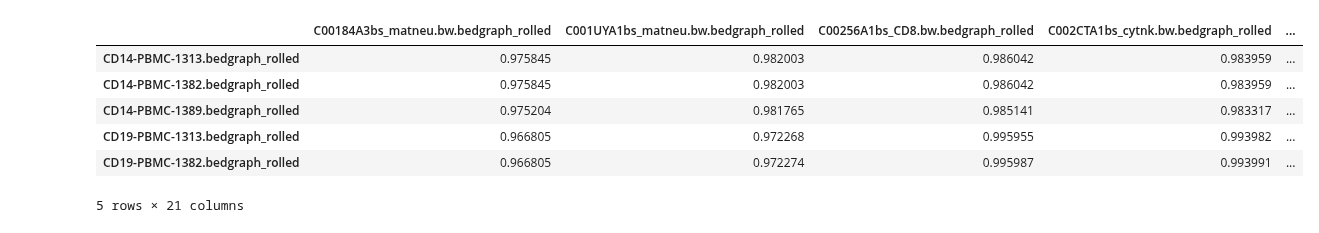
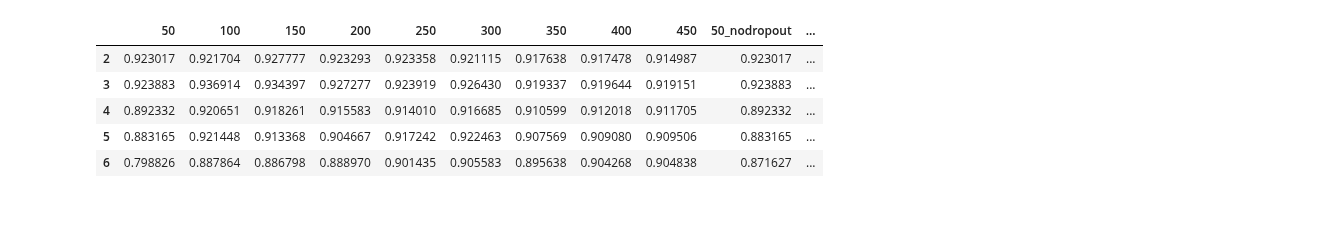
Before and after one commit to Irfanwustl/Research_code, a Jupyter notebook: visualization/heatmap/simple_heatmap.ipynb, the cells around one changed output. Cells and saved outputs as stored; diff of their text form; code cells hidden in the pictures.

```diff
--- a/visualization/heatmap/simple_heatmap.ipynb
+++ b/visualization/heatmap/simple_heatmap.ipynb
@@ -4,18 +4,17 @@ import seaborn as sns; sns.set()
 %matplotlib inline
 import matplotlib.pyplot as plt
 # %%
-file="/Users/irffanalahi/Research/weekly/for_9_3_20/changing_value/result/downanalysis/visualization/step1/ourpbmc_usingMeanBasedRule.py_minCpG3_minval0.25_maxval0.75_sorted_all_matrix_NO_NA_mat_Ciberin_pearson.txt"
+file="/Users/irffanalahi/Research/weekly/for_10_15_20/analyse/downstream/Alldivout/corr/seperate_NA/heat/nodropoutheat.txt"
 df=pd.read_csv(file,sep="\t",index_col=0)
 trans=False
 df.head()
 # %% [output]
-|  | C00184A3bs_matneu.bw.bedgraph_rolled | C001UYA1bs_matneu.bw.bedgraph_rolled | C00256A1bs_CD8.bw.bedgraph_rolled | C002CTA1bs_cytnk.bw.bedgraph_rolled | ... |
-| CD14-PBMC-1313.bedgraph_rolled | 0.975845 | 0.982003 | 0.986042 | 0.983959 | ... |
-| CD14-PBMC-1382.bedgraph_rolled | 0.975845 | 0.982003 | 0.986042 | 0.983959 | ... |
-| CD14-PBMC-1389.bedgraph_rolled | 0.975204 | 0.981765 | 0.985141 | 0.983317 | ... |
-| CD19-PBMC-1313.bedgraph_rolled | 0.966805 | 0.972268 | 0.995955 | 0.993982 | ... |
-| CD19-PBMC-1382.bedgraph_rolled | 0.966805 | 0.972274 | 0.995987 | 0.993991 | ... |
+|  | 50 | 100 | 150 | 200 | 250 | 300 | 350 | 400 | 450 | 50_nodropout | ... |
+| 2 | 0.923017 | 0.921704 | 0.927777 | 0.923293 | 0.923358 | 0.921115 | 0.917638 | 0.917478 | 0.914987 | 0.923017 | ... |
+| 3 | 0.923883 | 0.936914 | 0.934397 | 0.927277 | 0.923919 | 0.926430 | 0.919337 | 0.919644 | 0.919151 | 0.923883 | ... |
+| 4 | 0.892332 | 0.920651 | 0.918261 | 0.915583 | 0.914010 | 0.916685 | 0.910599 | 0.912018 | 0.911705 | 0.892332 | ... |
+| 5 | 0.883165 | 0.921448 | 0.913368 | 0.904667 | 0.917242 | 0.922463 | 0.907569 | 0.909080 | 0.909506 | 0.883165 | ... |
+| 6 | 0.798826 | 0.887864 | 0.886798 | 0.888970 | 0.901435 | 0.905583 | 0.895638 | 0.904268 | 0.904838 | 0.871627 | ... |
-5 rows × 21 columns
 # %%
 if trans==True:
     df=df.T
```
Also changed, not shown: parts of 2 cells of this notebook, 56 other files.
